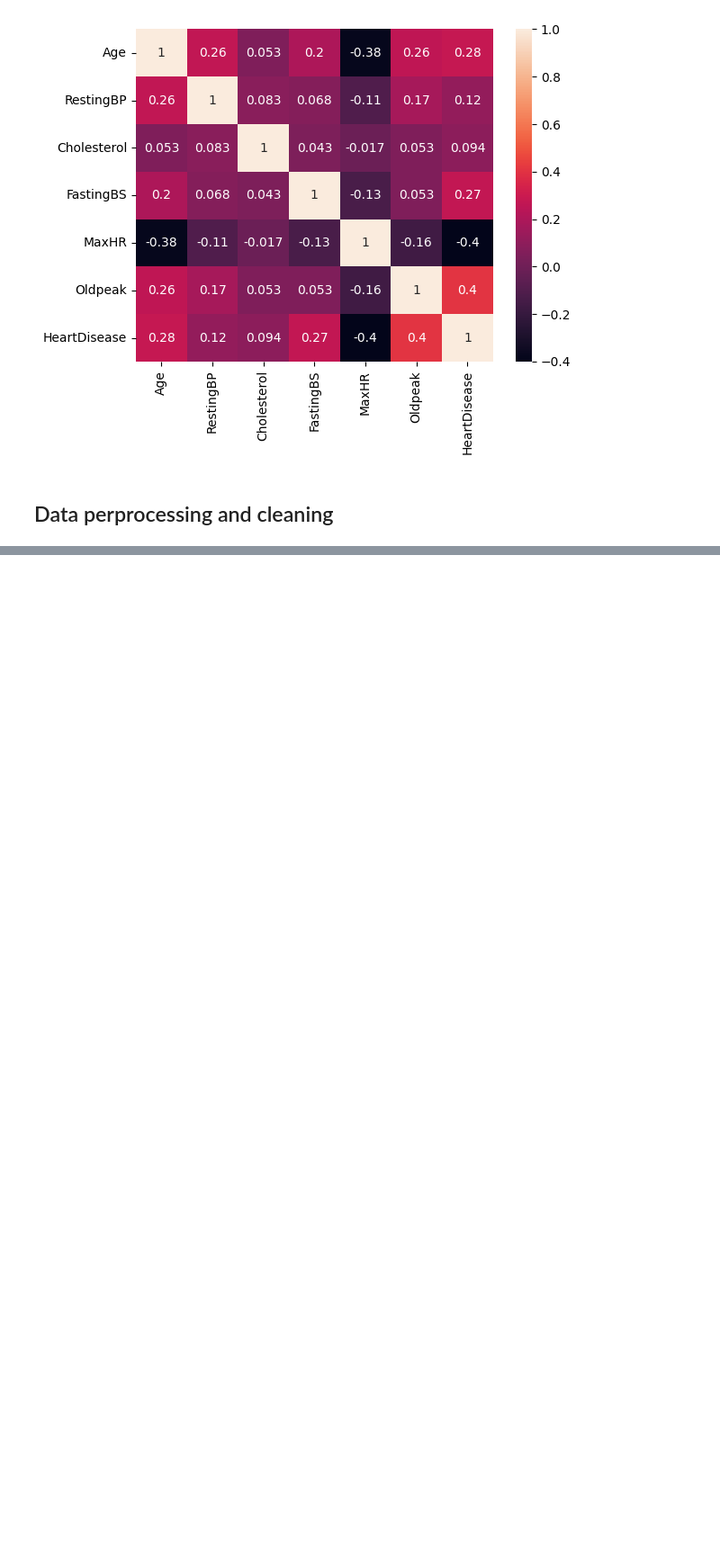
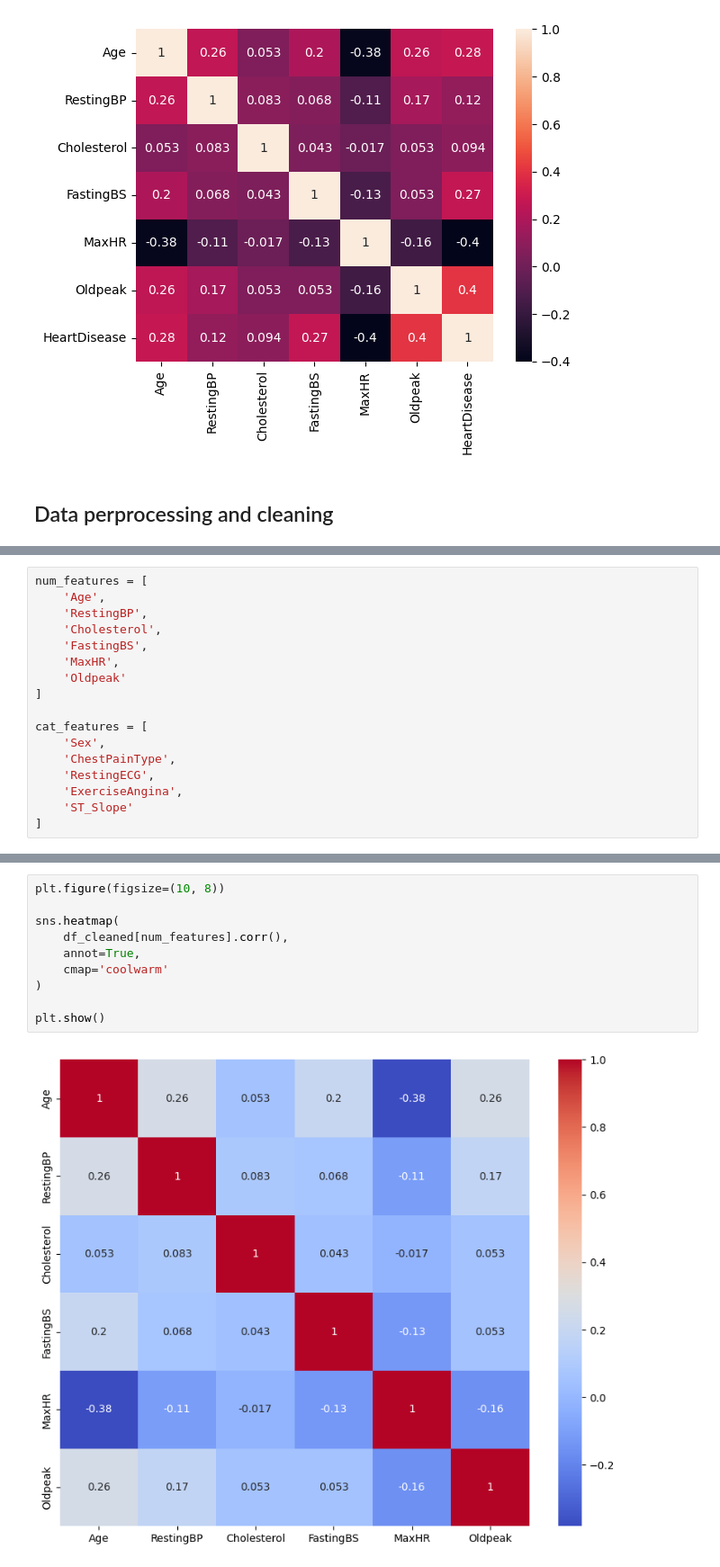
Before and after one commit to arshiafreen090/ML-Data-Preprocessing, a Jupyter notebook: Heart.ipynb, the cells around one changed output, grey strips where cells are left out. Shown at 90% size. Cells and saved outputs as stored; diff of their text form; blank space fills up the shorter version.

```diff
--- a/Heart.ipynb
+++ b/Heart.ipynb
@@ -311,0 +263,17 @@ df_cleaned[['Sex', 'ExerciseAngina']].head(10)
+# %%
+num_features = [
+    'Age',
+    'RestingBP',
+    'Cholesterol',
+    'FastingBS',
+    'MaxHR',
+    'Oldpeak'
+]
+
+cat_features = [
+    'Sex',
+    'ChestPainType',
+    'RestingECG',
+    'ExerciseAngina',
+    'ST_Slope'
+]
@@ -311,0 +440,12 @@ df_cleaned[['Sex', 'ExerciseAngina']].head(10)
+# %%
+plt.figure(figsize=(10, 8))
+
+sns.heatmap(
+    df_cleaned[num_features].corr(),
+    annot=True,
+    cmap='coolwarm'
+)
+
+plt.show()
+# %% [output]
+[figure, added]
```
Also changed, not shown: parts of 46 cells of this notebook.
